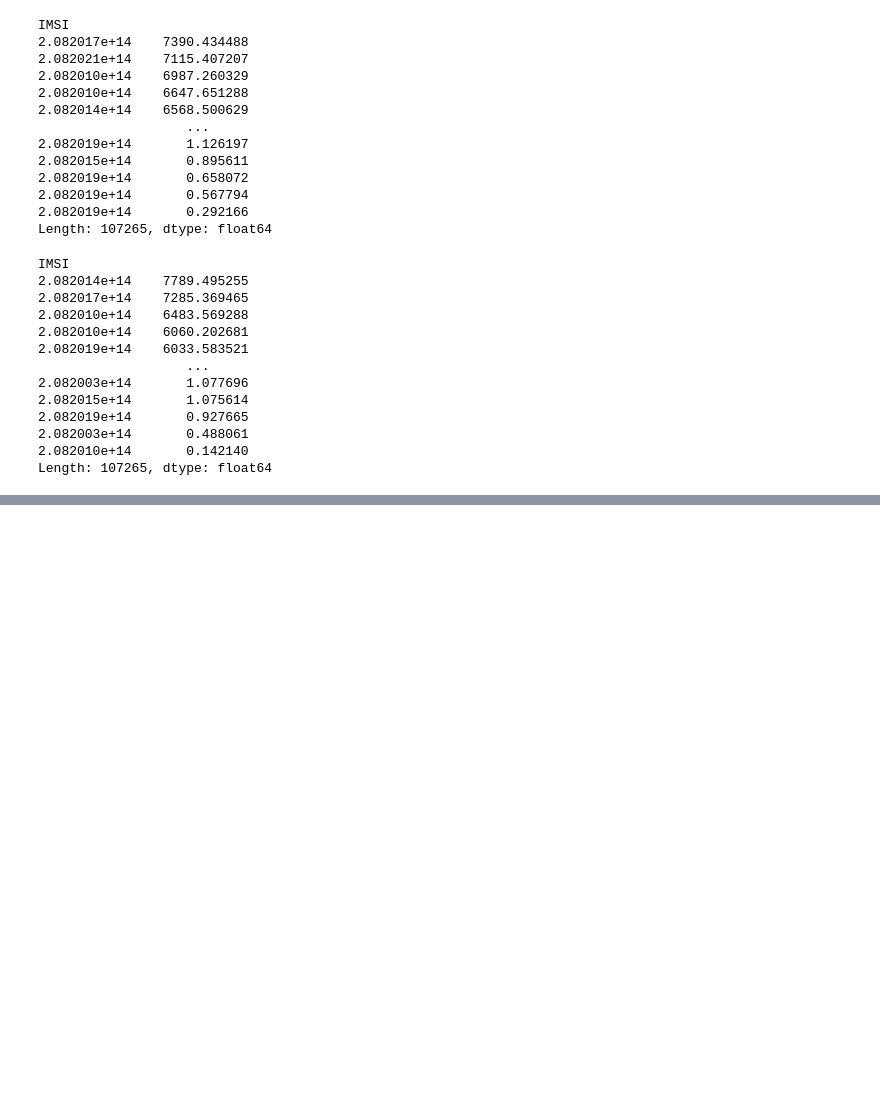
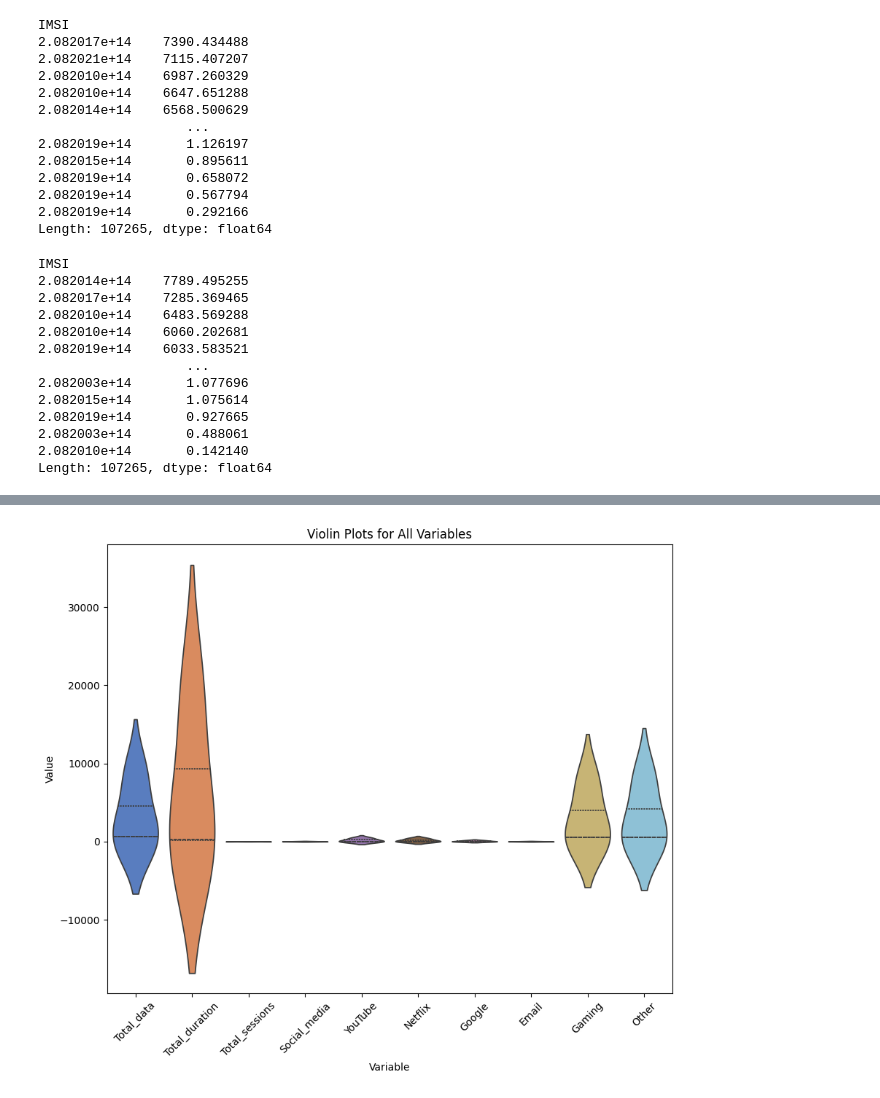
Before and after one commit to Yosef-ft/Business_Analysis, a Jupyter notebook: notebooks/Overview_Analysis.ipynb, the cells around one changed output, grey strips where cells are left out. Cells and saved outputs as stored; diff of their text form; code cells hidden in the pictures; blank space fills up the shorter version.

Commit message:
Overview analysis notebook

```diff
--- a/notebooks/Overview_Analysis.ipynb
+++ b/notebooks/Overview_Analysis.ipynb
@@ -476,0 +540,3 @@ Length: 107265, dtype: float64
+# %%
+cols = ['Total_data', 'Total_duration', 'Total_sessions', 'Social_media','YouTube','Netflix','Google','Email','Gaming',	'Other']
+top_5_deciles[cols].agg(['mean', 'median', 'std', 'max', 'min'])
@@ -476,0 +569,5 @@ Length: 107265, dtype: float64
+# %%
+uni_dispersion = top_5_deciles[cols].agg([lambda x: x.max() - x.min(), 'std',
+                                          lambda x: x.quantile(0.75) - x.quantile(0.25)]).set_axis(['Range', 'STD', 'IQR'])
+
+uni_dispersion
@@ -476,0 +584,4 @@ Length: 107265, dtype: float64
+# %%
+overview_analyzer.univariant_plot(uni_dispersion)
+# %% [output]
+[figure, added]
```
Also changed, not shown: parts of 23 cells of this notebook.
